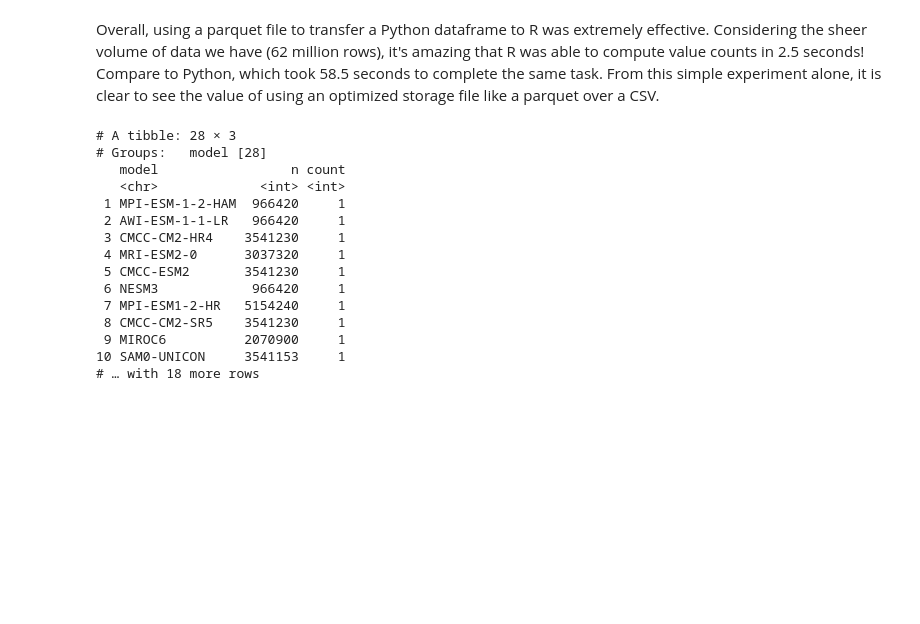
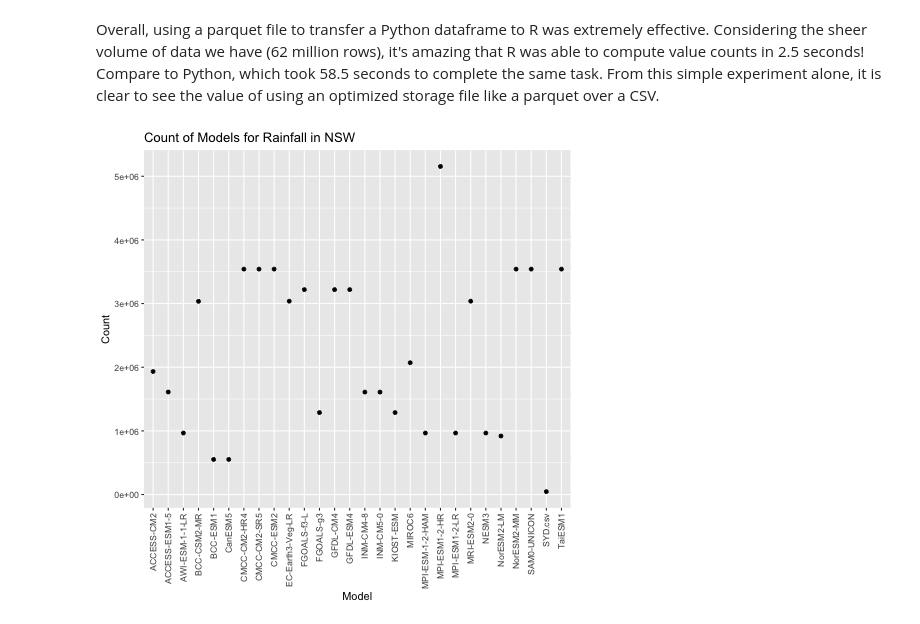
Before and after one commit to UBC-MDS/rainfall_prediction_g12, a Jupyter notebook: notebooks/rainfall_prediction.ipynb, the cells around one changed output. Cells and saved outputs as stored; diff of their text form; code cells hidden in the pictures; blank space fills up the shorter version.

Commit message:
Add in ggplot

```diff
--- a/notebooks/rainfall_prediction.ipynb
+++ b/notebooks/rainfall_prediction.ipynb
@@ -387,27 +404,15 @@ Overall, using a parquet file to transfer a Python dataframe to R was extremely
 # %%
 %%R
 
 library(ggplot2)
 library(tidyverse)
 
-count_eda <- result |>
-  group_by(model) |>
-  mutate(count = n())
+count_eda <- result|>
+            ggplot(aes(x=model, y=n)) + geom_point() +
+            theme(axis.text.x = element_text(angle = 90, vjust = 0.5, hjust=1)) +
+            xlab("Model") + ylab("Count") +
+            ggtitle("Count of Models for Rainfall in NSW")
 
 count_eda
 # %% [output]
-# A tibble: 28 × 3
-# Groups:   model [28]
-   model                 n count
-   <chr>             <int> <int>
- 1 MPI-ESM-1-2-HAM  966420     1
- 2 AWI-ESM-1-1-LR   966420     1
- 3 CMCC-CM2-HR4    3541230     1
- 4 MRI-ESM2-0      3037320     1
- 5 CMCC-ESM2       3541230     1
- 6 NESM3            966420     1
- 7 MPI-ESM1-2-HR   5154240     1
- 8 CMCC-CM2-SR5    3541230     1
- 9 MIROC6          2070900     1
-10 SAM0-UNICON     3541153     1
-# … with 18 more rows
+[figure, added]
```
Also changed, not shown: parts of 1 cell of this notebook.
